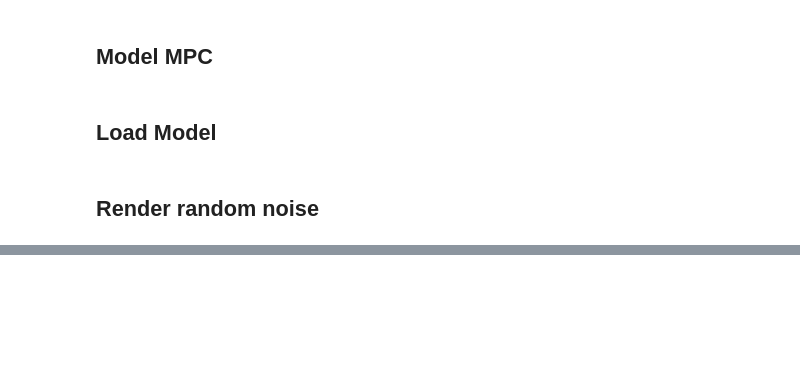
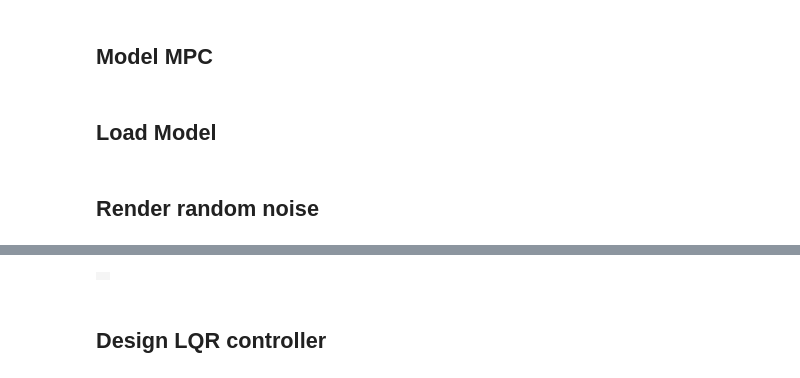
Before and after one commit to alefram/notebooks, a Jupyter notebook: lqr.ipynb, the cells around one changed output, grey strips where cells are left out. Cells and saved outputs as stored; diff of their text form; code cells hidden in the pictures; blank space fills up the shorter version.

```diff
--- a/mpc.ipynb
+++ b/lqr.ipynb
@@ -246,0 +256,27 @@ media.show_image(renderer.render())
+# %%
+DURATION  = 5   # seconds
+FRAMERATE = 60  # Hz
+
+# Set the state and controls to their setpoints.
+mujoco.mj_resetData(model, data)
+data.qpos = qpos0
+data.ctrl = ctrl0
+
+frames = []
+while data.time < DURATION:
+  # Step the simulation.
+    mujoco.mj_step(model, data)
+
+    # Render and save frames.
+    if len(frames) < data.time * FRAMERATE:
+        # Set the lookat point to the humanoid's center of mass.
+        # camera.lookat = data.body('torso').subtree_com
+        renderer.update_scene(data, camera)
+        pixels = renderer.render()
+        frames.append(pixels)
+
+media.show_video(frames, fps=FRAMERATE)
+# %% [output]
+|  |
+# %% [markdown]
+## Design LQR controller
```
Also changed, not shown: parts of 5 cells of this notebook.
